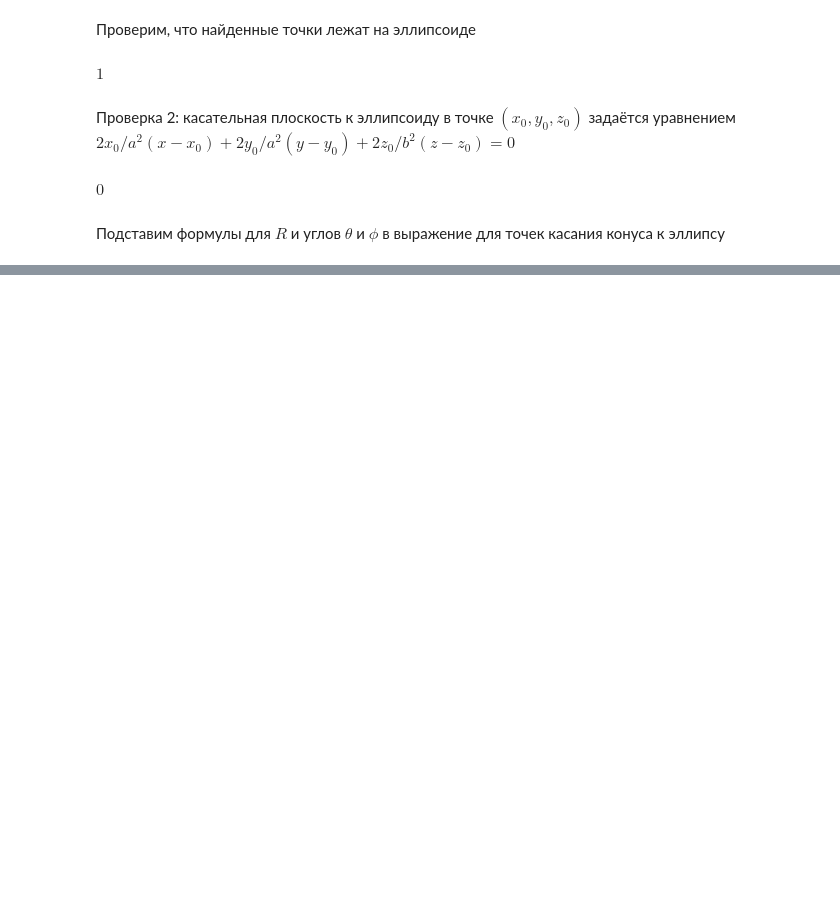
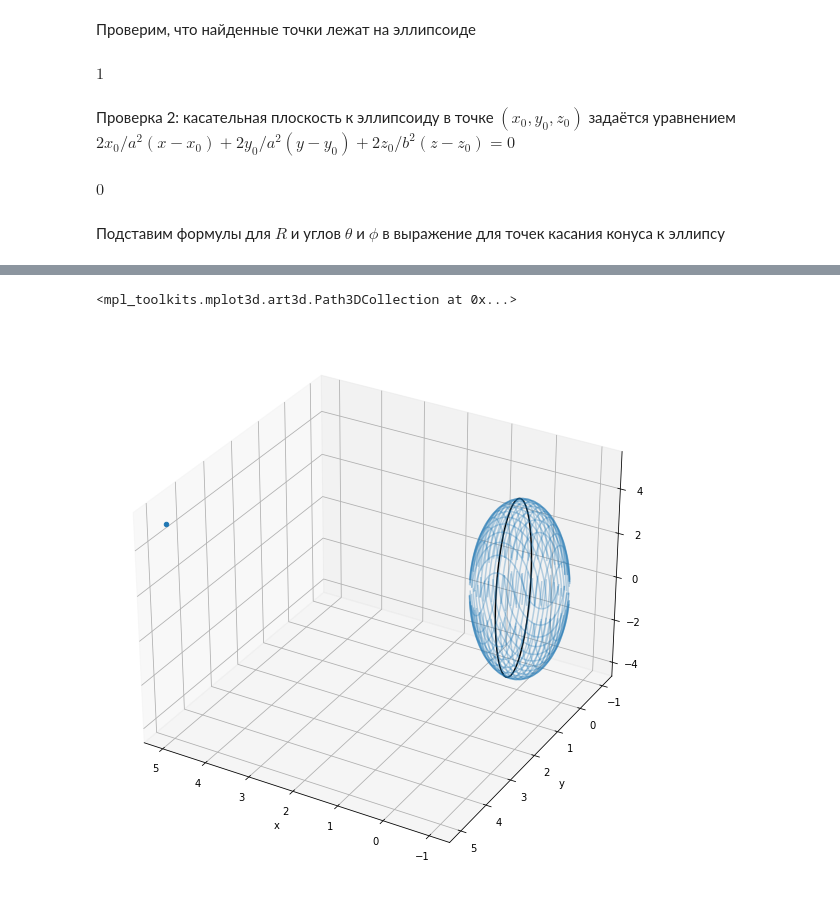
Before and after one commit to pakuula/StackOverflow, a Jupyter notebook: math/1293488/Untitled7.ipynb, the cells around one changed output, grey strips where cells are left out. Drawn from its saved outputs; the diff is of its cells as text; code cells hidden in the pictures; blank space fills up the shorter version.

```diff
--- a/math/1293488/Untitled7.ipynb
+++ b/math/1293488/Untitled7.ipynb
@@ -172,0 +231,9 @@ $\displaystyle \left[\begin{matrix}\frac{x}{\frac{z^{2}}{b^{2}} + \frac{x^{2}}{a
+# %%
+c, v1, v2 = tangent_cone(a,b, P)
+# %%
+t = np.linspace(0, 2*np.pi, 100)
+r_tan = c.reshape(3,1)+v1.reshape(3,1)*np.cos(t) + v2.reshape(3,1)*np.sin(t)
+# %%
+el_X, el_Y = np.meshgrid(np.linspace(-a, a, 200), np.linspace(-a, a, 200))
+# %%
+el_Z = b*np.sqrt(1 - el_X**2/a**2 - el_Y**2/a**2, )
@@ -172,0 +242,14 @@ $\displaystyle \left[\begin{matrix}\frac{x}{\frac{z^{2}}{b^{2}} + \frac{x^{2}}{a
+# %%
+fig = plt.figure(figsize=(10, 10))
+ax = fig.add_subplot(projection='3d')
+ax.set_xlabel('x')
+ax.set_ylabel('y')
+ax.view_init(30, 120)
+
+ax.plot_wireframe(el_X, el_Y, el_Z, cstride=10, rstride = 10, alpha=0.3)
+ax.plot_wireframe(el_X, el_Y, -el_Z, cstride=10, rstride = 10, alpha=0.3)
+ax.plot(r_tan[0], r_tan[1], r_tan[2], color="black")
+ax.scatter(*P)
+# %% [output]
+<mpl_toolkits.mplot3d.art3d.Path3DCollection at 0x...>
+[figure, added]
```
Also changed, not shown: parts of 13 cells of this notebook.
